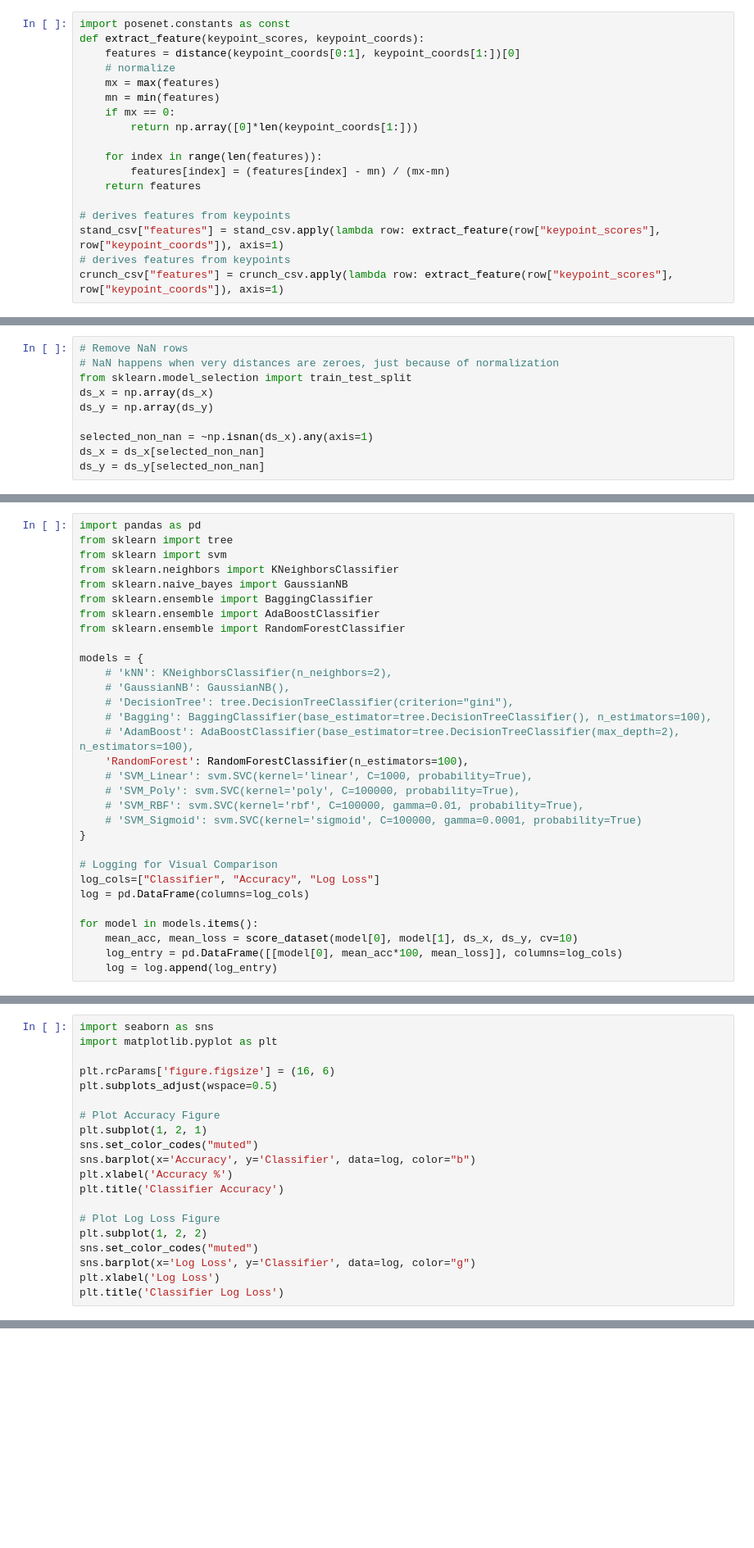
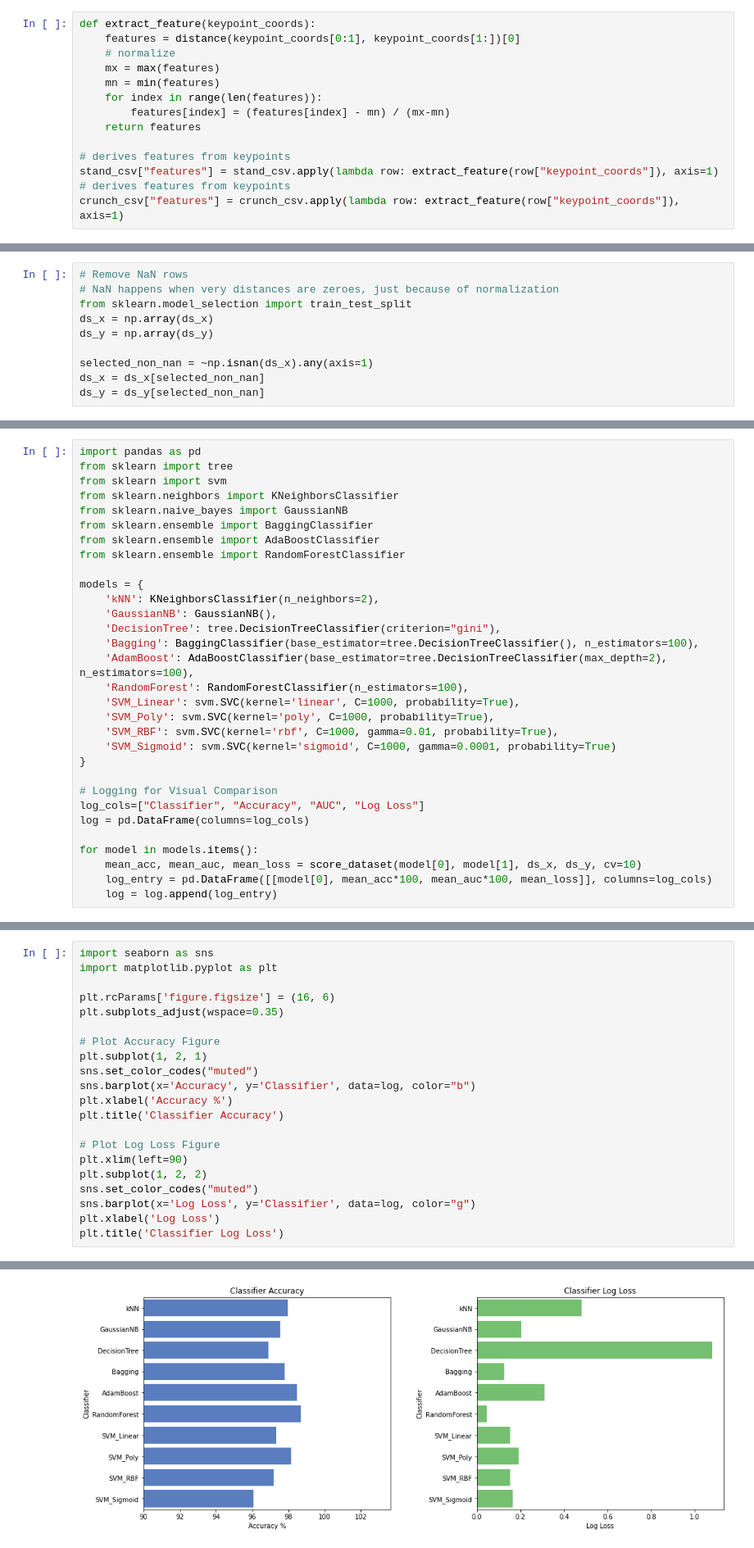
Before and after one commit to vinhphuctadang/endless-runner, a Jupyter notebook: train_posture.ipynb, the cells around one changed output, grey strips where cells are left out. Shown at 82% size. Drawn from its saved outputs; the diff is of its cells as text; blank space fills up the shorter version.

Commit message:
added new stand crunch model

```diff
--- a/train_posture.ipynb
+++ b/train_posture.ipynb
@@ -30,21 +44,17 @@ features
 # %%
-import posenet.constants as const
-def extract_feature(keypoint_scores, keypoint_coords):
+def extract_feature(keypoint_coords):
     features = distance(keypoint_coords[0:1], keypoint_coords[1:])[0]
     # normalize
     mx = max(features)
     mn = min(features)
-    if mx == 0:
-        return np.array([0]*len(keypoint_coords[1:]))
-
     for index in range(len(features)):
         features[index] = (features[index] - mn) / (mx-mn)
     return features
 
 # derives features from keypoints
-stand_csv["features"] = stand_csv.apply(lambda row: extract_feature(row["keypoint_scores"], row["keypoint_coords"]), axis=1)
+stand_csv["features"] = stand_csv.apply(lambda row: extract_feature(row["keypoint_coords"]), axis=1)
 # derives features from keypoints
-crunch_csv["features"] = crunch_csv.apply(lambda row: extract_feature(row["keypoint_scores"], row["keypoint_coords"]), axis=1)
+crunch_csv["features"] = crunch_csv.apply(lambda row: extract_feature(row["keypoint_coords"]), axis=1)
 # %%
 # concat 2 df
 # append features and label to the numpy
@@ -107,23 +122,23 @@ from sklearn.ensemble import AdaBoostClassifier
 from sklearn.ensemble import RandomForestClassifier
 
 models = {
-    # 'kNN': KNeighborsClassifier(n_neighbors=2),
-    # 'GaussianNB': GaussianNB(),
-    # 'DecisionTree': tree.DecisionTreeClassifier(criterion="gini"),
-    # 'Bagging': BaggingClassifier(base_estimator=tree.DecisionTreeClassifier(), n_estimators=100),
-    # 'AdamBoost': AdaBoostClassifier(base_estimator=tree.DecisionTreeClassifier(max_depth=2), n_estimators=100),
+    'kNN': KNeighborsClassifier(n_neighbors=2),
+    'GaussianNB': GaussianNB(),
+    'DecisionTree': tree.DecisionTreeClassifier(criterion="gini"),
+    'Bagging': BaggingClassifier(base_estimator=tree.DecisionTreeClassifier(), n_estimators=100),
+    'AdamBoost': AdaBoostClassifier(base_estimator=tree.DecisionTreeClassifier(max_depth=2), n_estimators=100),
     'RandomForest': RandomForestClassifier(n_estimators=100),
-    # 'SVM_Linear': svm.SVC(kernel='linear', C=1000, probability=True),
-    # 'SVM_Poly': svm.SVC(kernel='poly', C=100000, probability=True),
-    # 'SVM_RBF': svm.SVC(kernel='rbf', C=100000, gamma=0.01, probability=True),
-    # 'SVM_Sigmoid': svm.SVC(kernel='sigmoid', C=100000, gamma=0.0001, probability=True)
+    'SVM_Linear': svm.SVC(kernel='linear', C=1000, probability=True),
+    'SVM_Poly': svm.SVC(kernel='poly', C=1000, probability=True),
+    'SVM_RBF': svm.SVC(kernel='rbf', C=1000, gamma=0.01, probability=True),
+    'SVM_Sigmoid': svm.SVC(kernel='sigmoid', C=1000, gamma=0.0001, probability=True)
 }
 
 # Logging for Visual Comparison
-log_cols=["Classifier", "Accuracy", "Log Loss"]
+log_cols=["Classifier", "Accuracy", "AUC", "Log Loss"]
 log = pd.DataFrame(columns=log_cols)
 
 for model in models.items():
-    mean_acc, mean_loss = score_dataset(model[0], model[1], ds_x, ds_y, cv=10)
-    log_entry = pd.DataFrame([[model[0], mean_acc*100, mean_loss]], columns=log_cols)
+    mean_acc, mean_auc, mean_loss = score_dataset(model[0], model[1], ds_x, ds_y, cv=10)
+    log_entry = pd.DataFrame([[model[0], mean_acc*100, mean_auc*100, mean_loss]], columns=log_cols)
     log = log.append(log_entry)
@@ -135,7 +173,7 @@ import seaborn as sns
 import matplotlib.pyplot as plt
 
 plt.rcParams['figure.figsize'] = (16, 6)
-plt.subplots_adjust(wspace=0.5)
+plt.subplots_adjust(wspace=0.35)
 
 # Plot Accuracy Figure
 plt.subplot(1, 2, 1)
@@ -145,8 +183,10 @@ plt.xlabel('Accuracy %')
 plt.title('Classifier Accuracy')
 
 # Plot Log Loss Figure
+plt.xlim(left=90)
 plt.subplot(1, 2, 2)
 sns.set_color_codes("muted")
 sns.barplot(x='Log Loss', y='Classifier', data=log, color="g")
 plt.xlabel('Log Loss')
 plt.title('Classifier Log Loss')
+# %% [output]
@@ -153,3 +194,4 @@ plt.title('Classifier Log Loss')
+[figure, added]
 # %%
 from sklearn.model_selection import train_test_split
 
```
Also changed, not shown: parts of 8 cells of this notebook, 6 other files.
